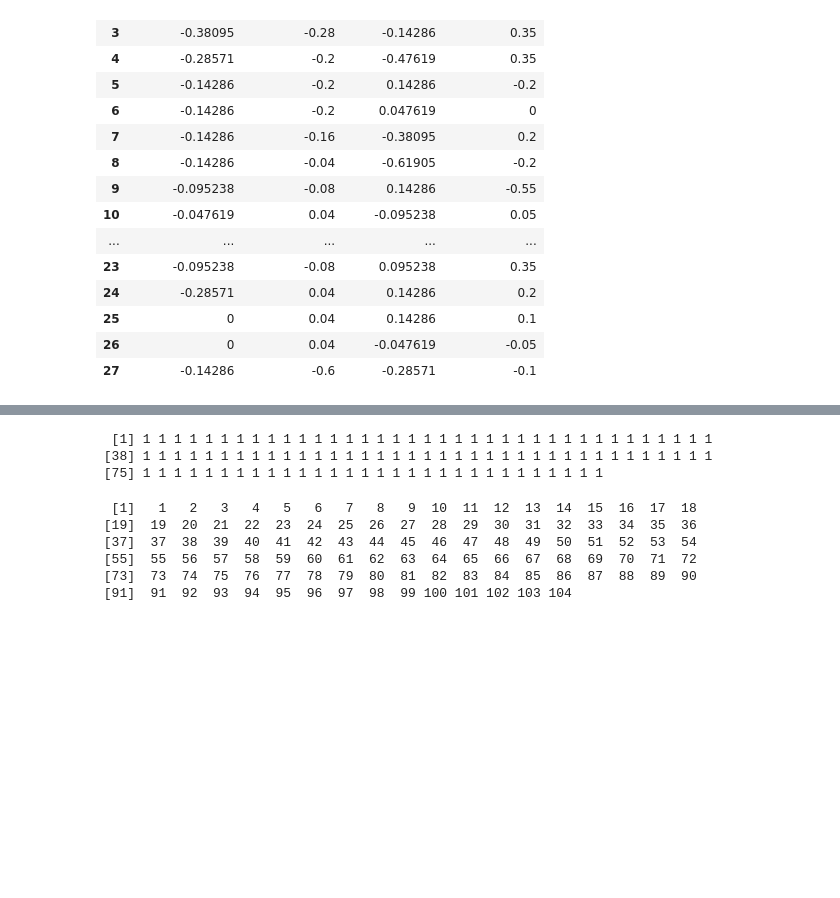
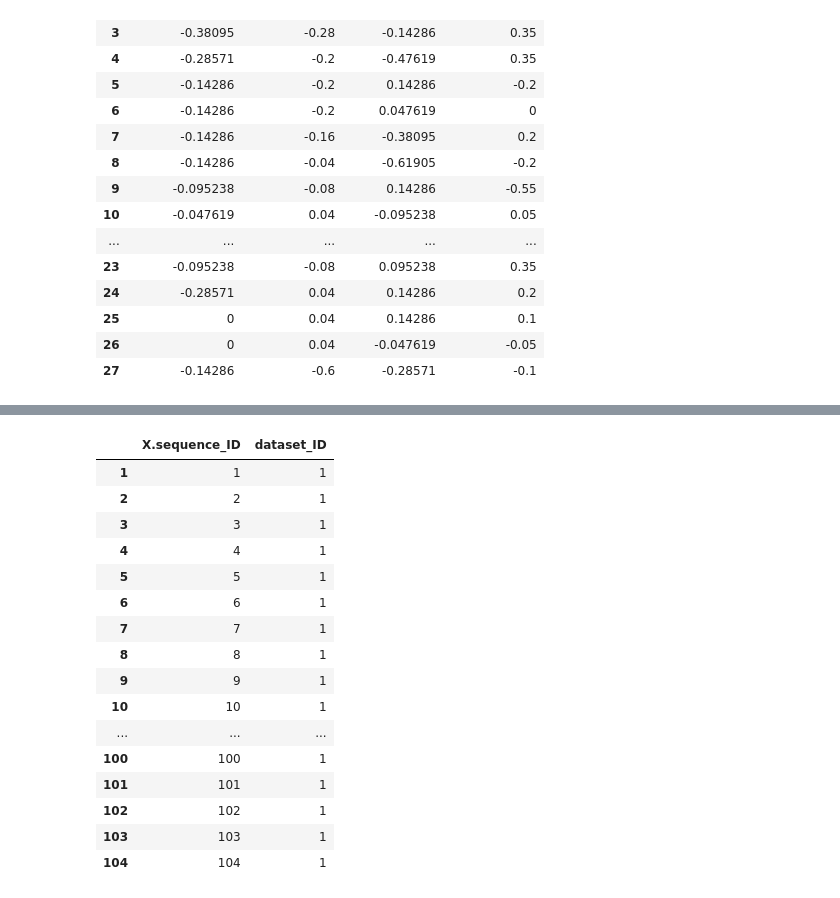
Before and after one commit to alvarojoao/UCIRSS, a Jupyter notebook: Problem analysis.ipynb, the cells around one changed output, grey strips where cells are left out. Drawn from its saved outputs; the diff is of its cells as text; code cells hidden in the pictures; blank space fills up the shorter version.

```diff
--- a/Problem analysis.ipynb
+++ b/Problem analysis.ipynb
@@ -46,18 +46,25 @@ legend(1, max_y, names(data1), cex=0.8, col=plot_colors,
 # %%
 groups <- read.csv(file="./MovementAAL/groups/MovementAAL_DatasetGroup.csv",head=TRUE,sep=",")
 groups1 = groups[groups$dataset_ID==1, ]
-groups1$dataset_ID
-groups1$X.sequence_ID
+groups1
 # %% [output]
-  [1] 1 1 1 1 1 1 1 1 1 1 1 1 1 1 1 1 1 1 1 1 1 1 1 1 1 1 1 1 1 1 1 1 1 1 1 1 1
- [38] 1 1 1 1 1 1 1 1 1 1 1 1 1 1 1 1 1 1 1 1 1 1 1 1 1 1 1 1 1 1 1 1 1 1 1 1 1
- [75] 1 1 1 1 1 1 1 1 1 1 1 1 1 1 1 1 1 1 1 1 1 1 1 1 1 1 1 1 1 1
-  [1]   1   2   3   4   5   6   7   8   9  10  11  12  13  14  15  16  17  18
- [19]  19  20  21  22  23  24  25  26  27  28  29  30  31  32  33  34  35  36
- [37]  37  38  39  40  41  42  43  44  45  46  47  48  49  50  51  52  53  54
- [55]  55  56  57  58  59  60  61  62  63  64  65  66  67  68  69  70  71  72
- [73]  73  74  75  76  77  78  79  80  81  82  83  84  85  86  87  88  89  90
- [91]  91  92  93  94  95  96  97  98  99 100 101 102 103 104
+|  | X.sequence_ID | dataset_ID |
+| 1 | 1 | 1 |
+| 2 | 2 | 1 |
+| 3 | 3 | 1 |
+| 4 | 4 | 1 |
+| 5 | 5 | 1 |
+| 6 | 6 | 1 |
+| 7 | 7 | 1 |
+| 8 | 8 | 1 |
+| 9 | 9 | 1 |
+| 10 | 10 | 1 |
+| ... | ... | ... |
+| 100 | 100 | 1 |
+| 101 | 101 | 1 |
+| 102 | 102 | 1 |
+| 103 | 103 | 1 |
+| 104 | 104 | 1 |
 # %%
 print("Numero de grupos, ou salas diferentes")
 unique(groups$dataset_ID)
```
Also changed, not shown: parts of 3 cells of this notebook, 2 other files.
